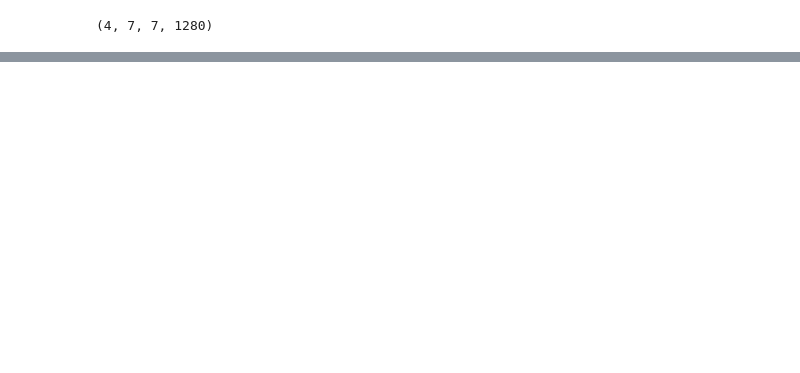
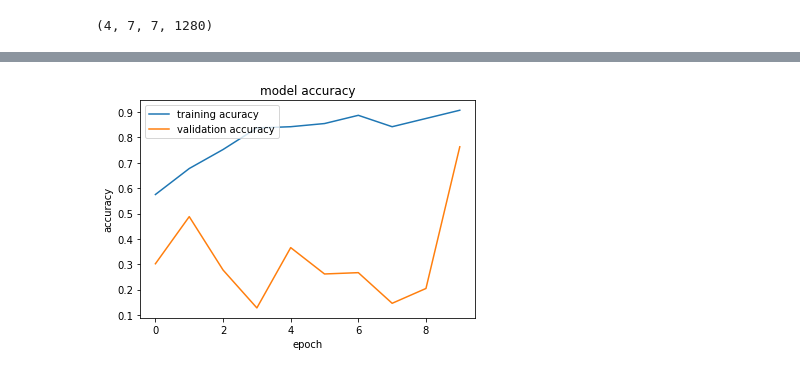
Before and after one commit to roidsaja/corn-classification, a Jupyter notebook: model.ipynb, the cells around one changed output, grey strips where cells are left out. Saved outputs shown, nothing was run; the diff lists cells and outputs as text; code cells hidden in the pictures; blank space fills up the shorter version.

Commit message:
feat: improvements on model

```diff
--- a/model.ipynb
+++ b/model.ipynb
@@ -94,8 +96,12 @@ batch_size = 4
 img_height = 224
 img_width = 224
 
-# Standardizing the data
-train_gen = ImageDataGenerator(rescale=1/255.0, validation_split=0, fill_mode="nearest", rotation_range=40, horizontal_flip=True)
+# Generating batches of real-time augmented images
+train_gen = ImageDataGenerator(
+    rescale=1/255.0, validation_split=0, fill_mode="nearest",
+    rotation_range=40, horizontal_flip=True, shear_range=0.2, zoom_range=0.2,
+    preprocessing_function=preprocess_input
+)
 valid_gen = ImageDataGenerator(rescale=1/255.0, validation_split=0)
 test_gen = ImageDataGenerator(rescale=1/255.0)
 
@@ -117,10 +123,11 @@ train_imgs, train_labels = next(train_data)
 valid_imgs, valid_labels = next(valid_data)
 test_imgs, test_labels = next(test_data)
 
-# print(train_data.class_indices)
+print(train_data.class_indices)
 # for data_batch, labels_batch in train_data:
 #     print("Train Data Shape: ", data_batch.shape)
 #     print("Train Label Shape: ", labels_batch.shape)
+#     break
 # %% [output]
 Found 2310 images belonging to 4 classes.
 Found 769 images belonging to 4 classes.
@@ -164,0 +148,2 @@ ________________________________________________________________________________
+# %%
+earlystop = EarlyStopping(monitor='val_accuracy', patience=15, verbose=1)
@@ -168,20 +203,3 @@ feature_batch = effinet_model(image_batch)
 print(feature_batch.shape)
 # %% [output]
 (4, 7, 7, 1280)
-# %%
-x = AveragePooling2D(pool_size=(7, 7))(effinet_model.output)
-x = Flatten()(x)
-x = Dropout(0.2, name="top_dropout")(x)
-predictors = Dense(4, activation="softmax", name="predictions")(x)
-final_effinet_model = Model(effinet_model.input, outputs=predictors)
-
-# Freeze the pretrained weights
-for layer in final_effinet_model.layers[:1]:
-    layer.trainable = False
-
-# Compile
-optimizer = tf.keras.optimizers.Adam(learning_rate=0.0001)
-final_effinet_model.compile(optimizer=optimizer, loss="categorical_crossentropy", metrics=["accuracy"])
-
-epochs = 10
-hist = final_effinet_model.fit(train_data, epochs=epochs, validation_data=valid_data)
@@ -208,0 +206,3 @@ Epoch 10/10
+# %%
+epochs = 10
+hist = final_effinet_model.fit(train_data, epochs=epochs, validation_data=valid_data, steps_per_epoch=100, callbacks=[earlystop])
@@ -208,0 +233,13 @@ Epoch 10/10
+# %%
+def plot_hist(hist):
+    plt.plot(hist.history["accuracy"])
+    plt.plot(hist.history["val_accuracy"])
+    plt.title("model accuracy")
+    plt.ylabel("accuracy")
+    plt.xlabel("epoch")
+    plt.legend(["training acuracy", "validation accuracy"], loc="upper left")
+    plt.show()
+
+plot_hist(hist)
+# %% [output]
+[figure, added]
```
Also changed, not shown: parts of 10 cells of this notebook, 1 other file.
